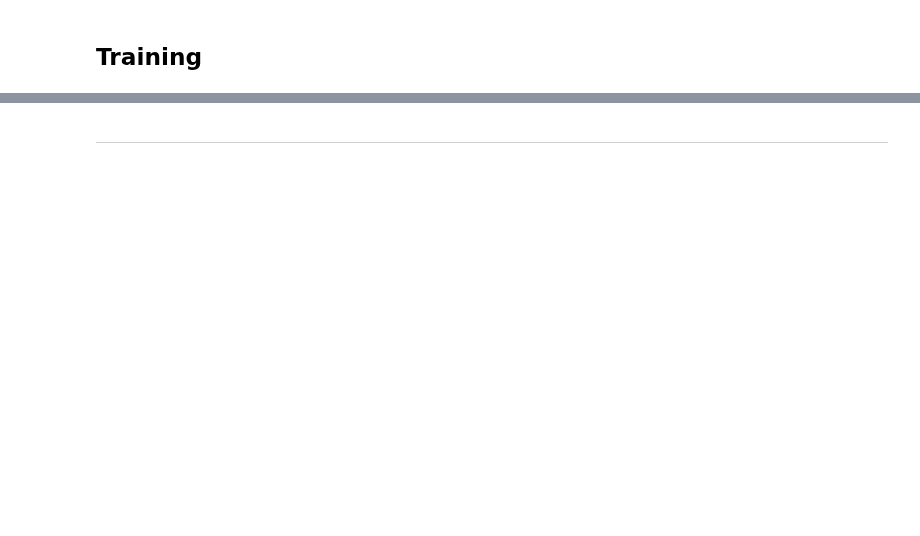
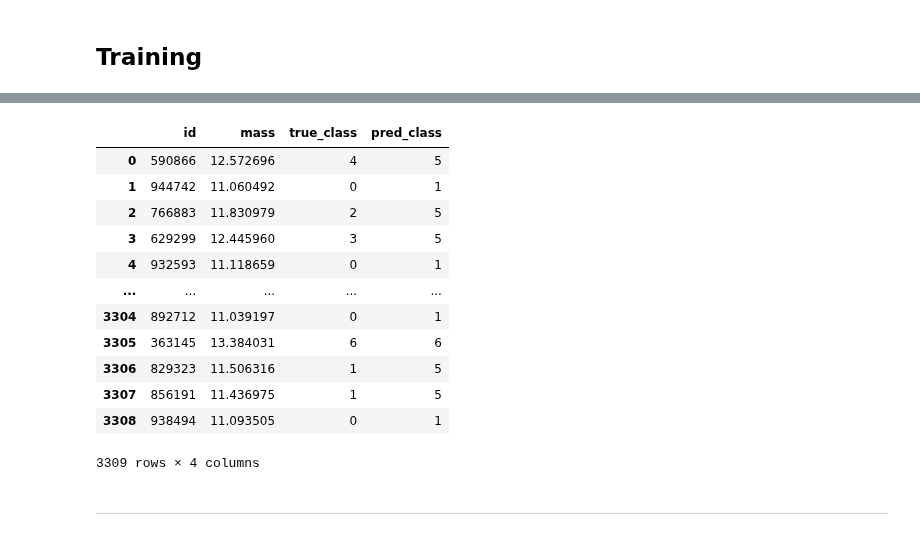
Before and after one commit to SergeiDBykov/self_supervised_halos, a Jupyter notebook: notebooks/1_tng_density_classification_colab.ipynb, the cells around one changed output, grey strips where cells are left out. Drawn from its saved outputs; the diff is of its cells as text; code cells hidden in the pictures; blank space fills up the shorter version.

```diff
--- a/notebooks/1_tng_density_classification_colab.ipynb
+++ b/notebooks/1_tng_density_classification_colab.ipynb
@@ -555,3 +474,19 @@ plt.show()
+# %%
+result_df
+# %% [output]
+|  | id | mass | true_class | pred_class |
+| 0 | 590866 | 12.572696 | 4 | 5 |
+| 1 | 944742 | 11.060492 | 0 | 1 |
+| 2 | 766883 | 11.830979 | 2 | 5 |
+| 3 | 629299 | 12.445960 | 3 | 5 |
+| 4 | 932593 | 11.118659 | 0 | 1 |
+| ... | ... | ... | ... | ... |
+| 3304 | 892712 | 11.039197 | 0 | 1 |
+| 3305 | 363145 | 13.384031 | 6 | 6 |
+| 3306 | 829323 | 11.506316 | 1 | 5 |
+| 3307 | 856191 | 11.436975 | 1 | 5 |
+| 3308 | 938494 | 11.093505 | 0 | 1 |
+3309 rows × 4 columns
 # %% [markdown]
 ---
 # %%
```
Also changed, not shown: parts of 22 cells of this notebook.
